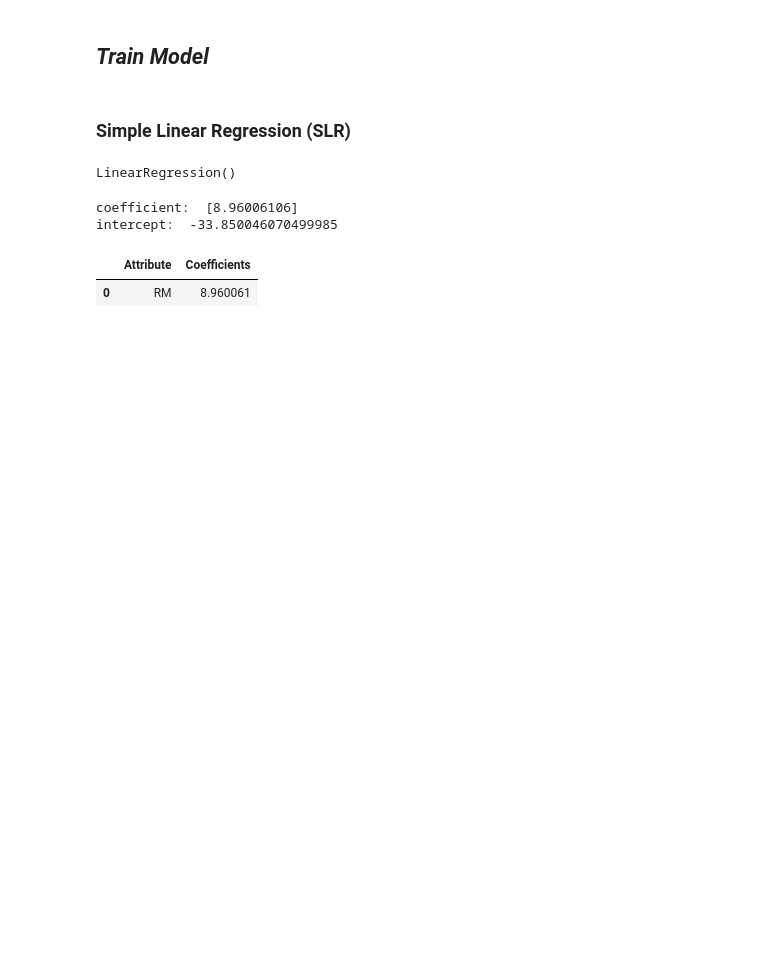
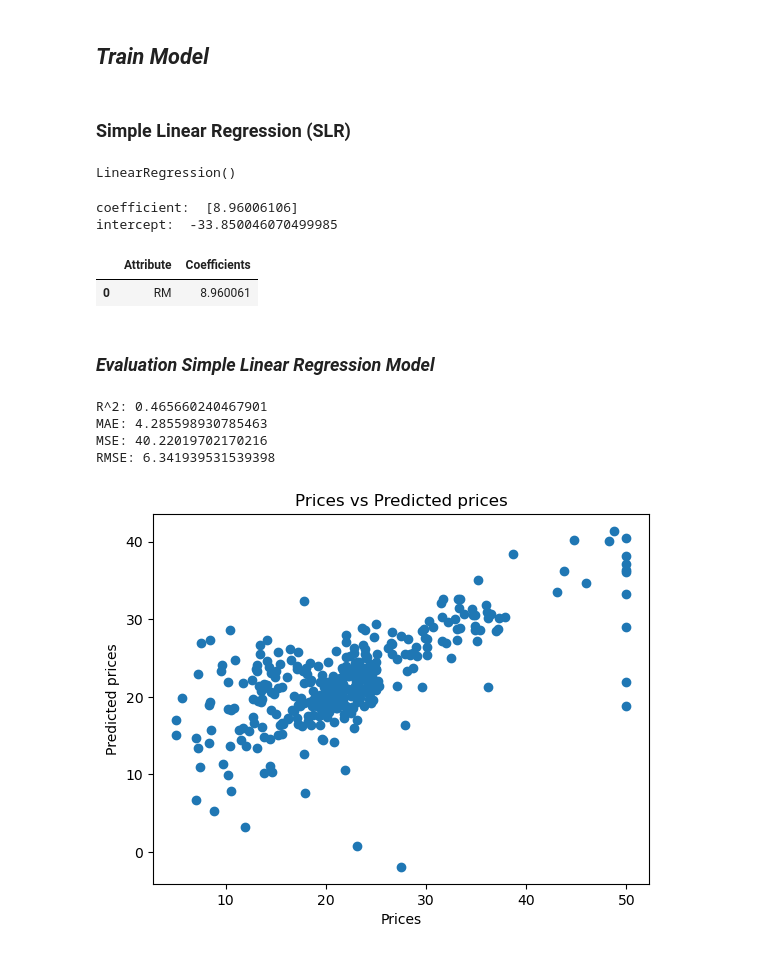
Before and after one commit to amirhosein-ziaei/Machine_Learning_Course, a Jupyter notebook: Linear_Regression/Linear_Regression_Multi_Variables.ipynb, the cells around one changed output. Drawn from its saved outputs; the diff is of its cells as text; code cells hidden in the pictures; blank space fills up the shorter version.

Commit message:
evaluation simple linear regression model

```diff
--- a/Linear_Regression/Linear_Regression_Multi_Variables.ipynb
+++ b/Linear_Regression/Linear_Regression_Multi_Variables.ipynb
@@ -236,3 +236,5 @@ coeffcients
 # %% [output]
 |  | Attribute | Coefficients |
 | 0 | RM | 8.960061 |
+# %% [markdown]
+### *Evaluation Simple Linear Regression Model*
@@ -238,0 +243,22 @@ coeffcients
+# %%
+y_pred = slr.predict(X_train)
+# %%
+# Model Evaluation
+print('R^2:',metrics.r2_score(y_train, y_pred))
+print('MAE:',metrics.mean_absolute_error(y_train, y_pred))
+print('MSE:',metrics.mean_squared_error(y_train, y_pred))
+print('RMSE:',np.sqrt(metrics.mean_squared_error(y_train, y_pred)))
+# %% [output]
+R^2: 0.465660240467901
+MAE: 4.285598930785463
+MSE: 40.22019702170216
+RMSE: 6.341939531539398
+# %%
+# Visualizing the differences between actual prices and predicted values
+plt.scatter(y_train, y_pred)
+plt.xlabel("Prices")
+plt.ylabel("Predicted prices")
+plt.title("Prices vs Predicted prices")
+plt.show()
+# %% [output]
+[figure, added]
```
Also changed, not shown: parts of 2 cells of this notebook.
